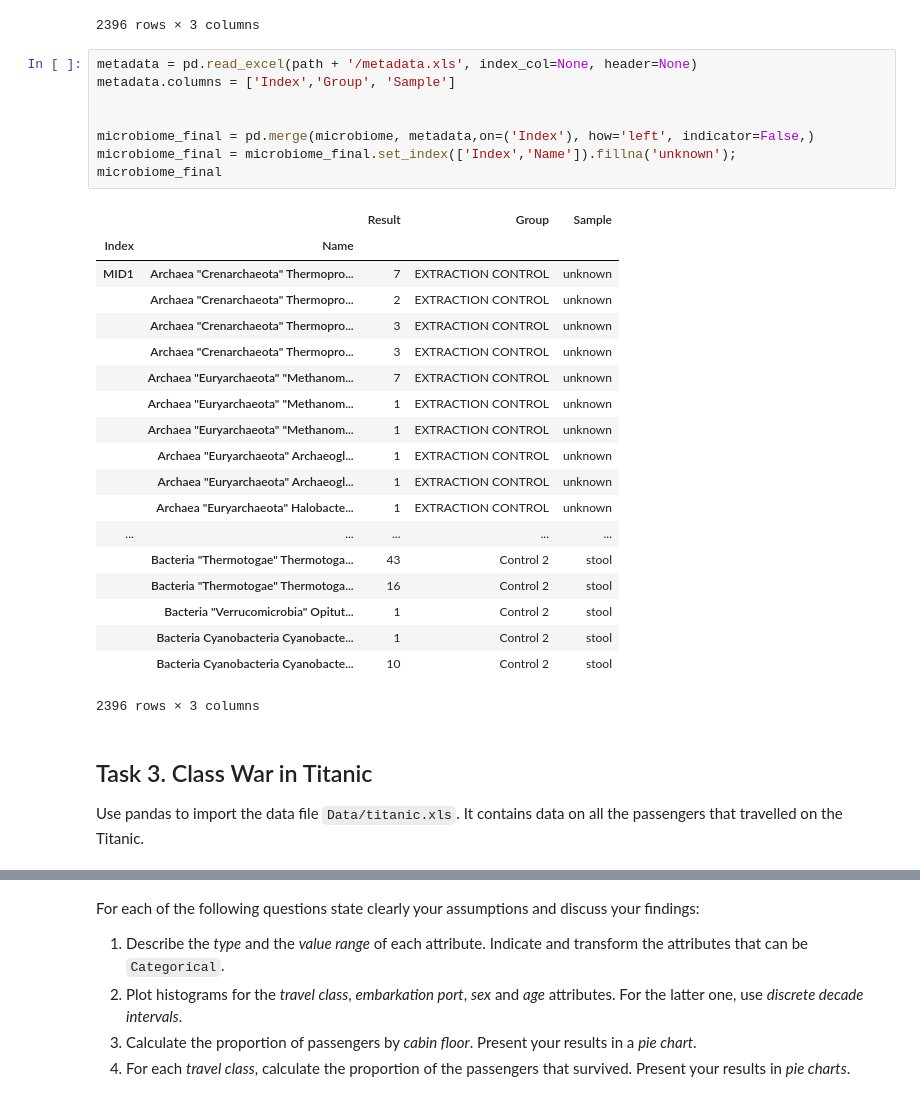
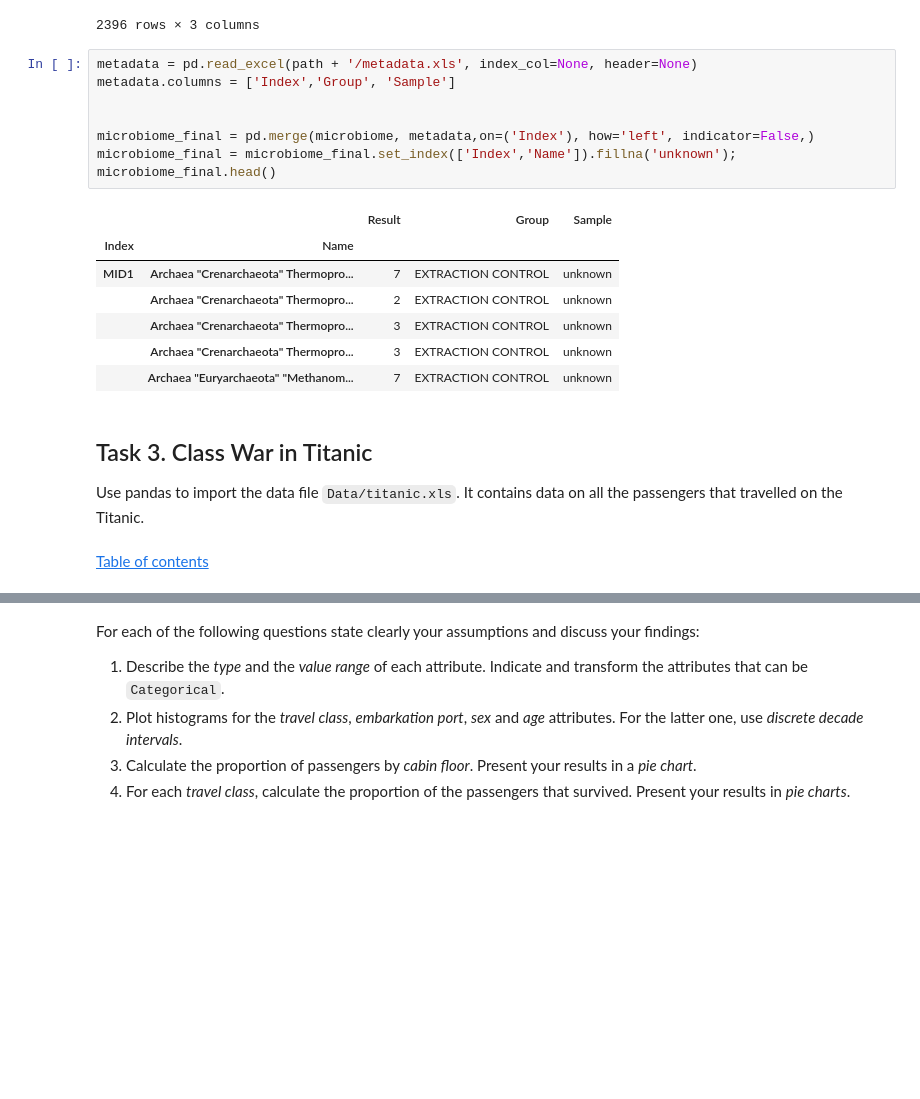
Before and after one commit to IsaacLeimgruber/ADA_labs_repo, a Jupyter notebook: 01 - Pandas and Data Wrangling/Homework 1_isaac.ipynb, the cells around one changed output, grey strips where cells are left out. Cells and saved outputs as stored; diff of their text form; blank space fills up the shorter version.

```diff
--- a/01 - Pandas and Data Wrangling/Homework 1_isaac.ipynb
+++ b/01 - Pandas and Data Wrangling/Homework 1_isaac.ipynb
@@ -900,35 +904,25 @@ microbiome
 # %%
 metadata = pd.read_excel(path + '/metadata.xls', index_col=None, header=None)
 metadata.columns = ['Index','Group', 'Sample']
 
 
 microbiome_final = pd.merge(microbiome, metadata,on=('Index'), how='left', indicator=False,)
 microbiome_final = microbiome_final.set_index(['Index','Name']).fillna('unknown');
-microbiome_final
+microbiome_final.head()
 # %% [output]
 |  |  | Result | Group | Sample |
 | Index | Name |  |  |  |
 | MID1 | Archaea "Crenarchaeota" Thermopro... | 7 | EXTRACTION CONTROL | unknown |
 |  | Archaea "Crenarchaeota" Thermopro... | 2 | EXTRACTION CONTROL | unknown |
 |  | Archaea "Crenarchaeota" Thermopro... | 3 | EXTRACTION CONTROL | unknown |
 |  | Archaea "Crenarchaeota" Thermopro... | 3 | EXTRACTION CONTROL | unknown |
 |  | Archaea "Euryarchaeota" "Methanom... | 7 | EXTRACTION CONTROL | unknown |
-|  | Archaea "Euryarchaeota" "Methanom... | 1 | EXTRACTION CONTROL | unknown |
-|  | Archaea "Euryarchaeota" "Methanom... | 1 | EXTRACTION CONTROL | unknown |
-|  | Archaea "Euryarchaeota" Archaeogl... | 1 | EXTRACTION CONTROL | unknown |
-|  | Archaea "Euryarchaeota" Archaeogl... | 1 | EXTRACTION CONTROL | unknown |
-|  | Archaea "Euryarchaeota" Halobacte... | 1 | EXTRACTION CONTROL | unknown |
-| ... | ... | ... | ... | ... |
-|  | Bacteria "Thermotogae" Thermotoga... | 43 | Control 2 | stool |
-|  | Bacteria "Thermotogae" Thermotoga... | 16 | Control 2 | stool |
-|  | Bacteria "Verrucomicrobia" Opitut... | 1 | Control 2 | stool |
-|  | Bacteria Cyanobacteria Cyanobacte... | 1 | Control 2 | stool |
-|  | Bacteria Cyanobacteria Cyanobacte... | 10 | Control 2 | stool |
-2396 rows × 3 columns
 # %% [markdown]
 ## Task 3. Class War in Titanic
 
 Use pandas to import the data file `Data/titanic.xls`. It contains data on all the passengers that travelled on the Titanic.
+# %% [markdown]
+ <div class="lev1"><a href="#Table-of-Contents"><span class="toc-item-num"></span>Table of contents</a></div>
 # %%
 from IPython.core.display import HTML
 HTML(filename=DATA_FOLDER+'/titanic.html')
```
Also changed, not shown: parts of 20 cells of this notebook.
